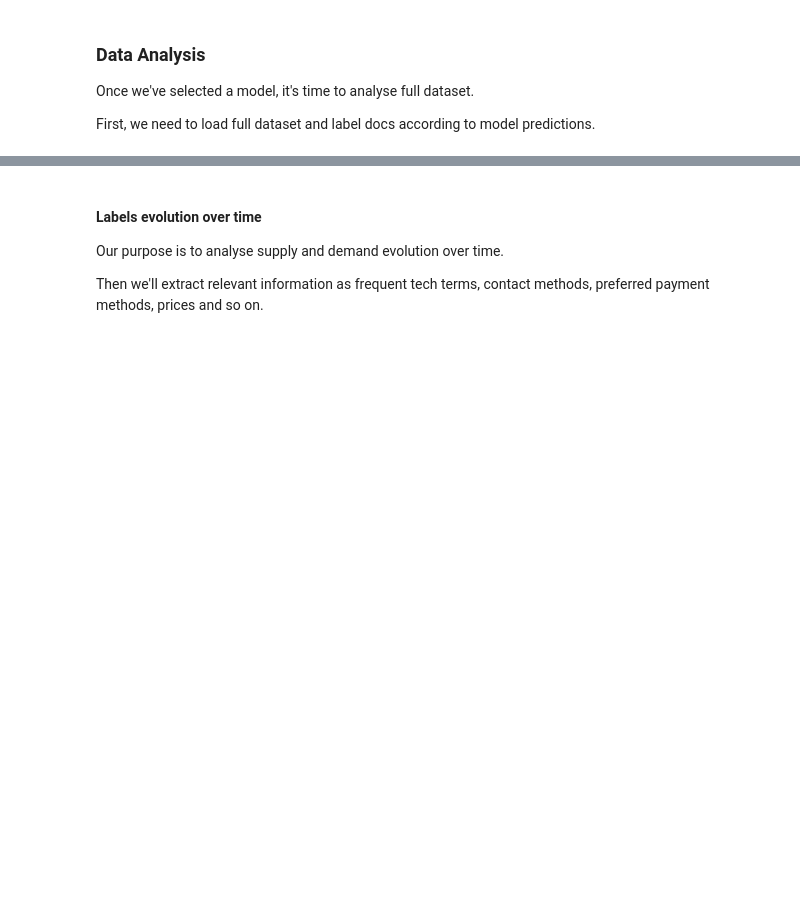
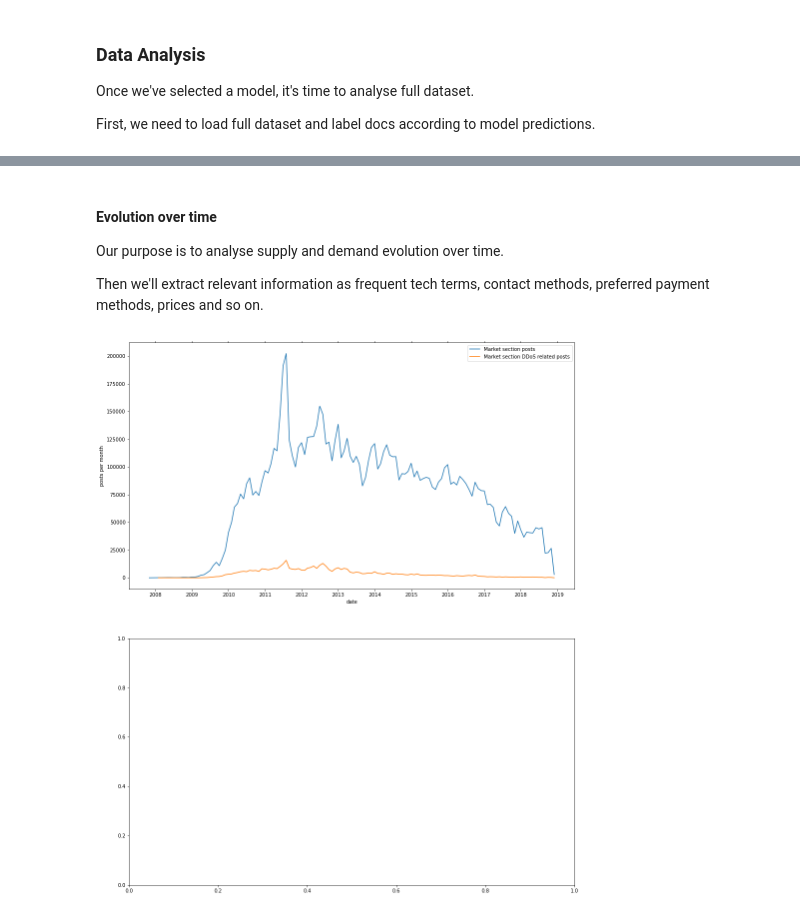
Before and after one commit to serfer2/tfm, a Jupyter notebook: notebook.ipynb, the cells around one changed output, grey strips where cells are left out. Drawn from its saved outputs; the diff is of its cells as text; code cells hidden in the pictures; blank space fills up the shorter version.

```diff
--- a/notebook.ipynb
+++ b/notebook.ipynb
@@ -382,6 +387,27 @@ labeled_full_df.head()
 # %% [markdown]
-#### Labels evolution over time
+#### Evolution over time
 
 Our purpose is to analyse supply and demand evolution over time.
 
 Then we'll extract relevant information as frequent tech terms, contact methods, preferred payment methods, prices and so on.
+# %%
+# Market section posts count over time
+market_posts_count_df = pd.read_csv('datasets/market_section_posts_count_dataset.csv')
+market_posts_count_df['date'] = [date(row.year, row.month, 1) for _, row in market_posts_count_df.iterrows()]
+
+# DDoS related threads posts count over time
+ddos_related_posts_count_df = pd.read_csv('datasets/ddos_posts_count_dataset.csv')
+ddos_related_posts_count_df['date'] = [date(row.year, row.month, 1) for _, row in ddos_related_posts_count_df.iterrows()]
+
+fig, [ax1, ax2] = plt.subplots(2, 1, figsize=(16, 20))
+
+sn.lineplot(data=market_posts_count_df, x='date', y='posts', ax=ax1, label='Market section posts')
+sn.lineplot(data=ddos_related_posts_count_df, x='date', y='posts', ax=ax1, label='Market section DDoS related posts')
+ax1.xaxis.set_tick_params(reset=True)
+ax1.xaxis.set_major_locator(mdates.YearLocator(1))
+ax1.xaxis.set_major_formatter(mdates.DateFormatter('%Y'))
+ax1.set(ylabel='posts per month')
+
+plt.show()
+# %% [output]
+[figure, added]
```
Also changed, not shown: parts of 13 cells of this notebook.
